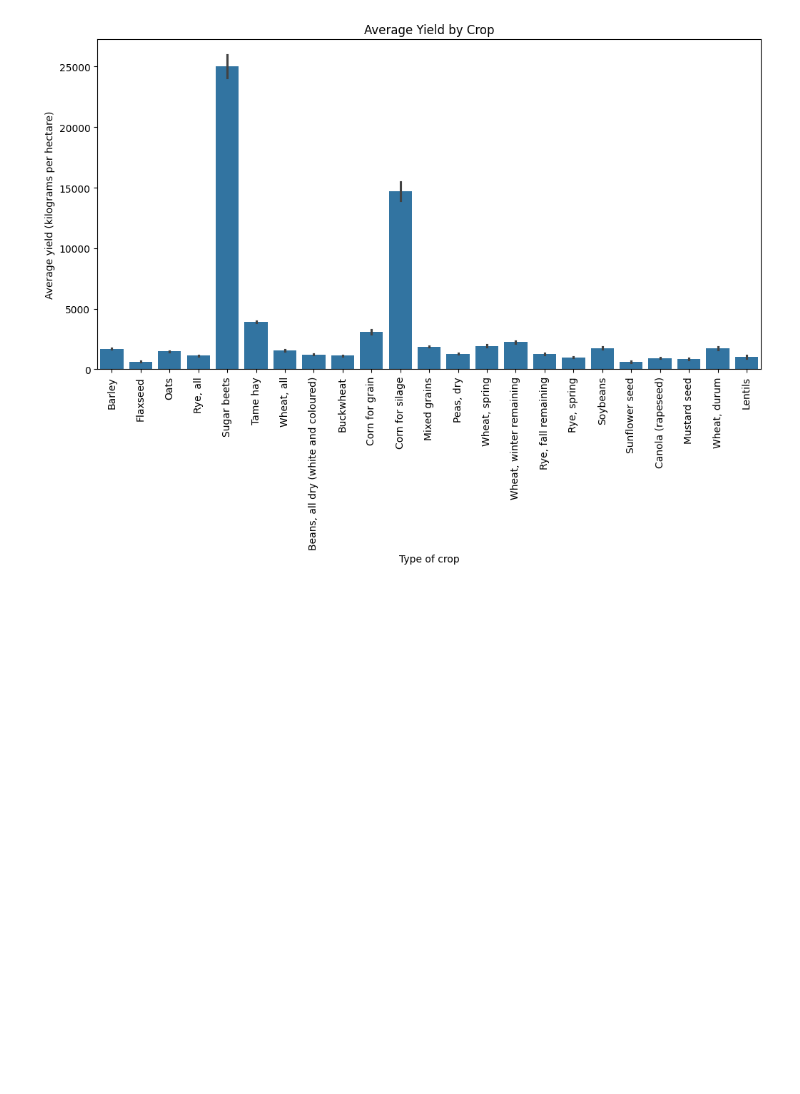
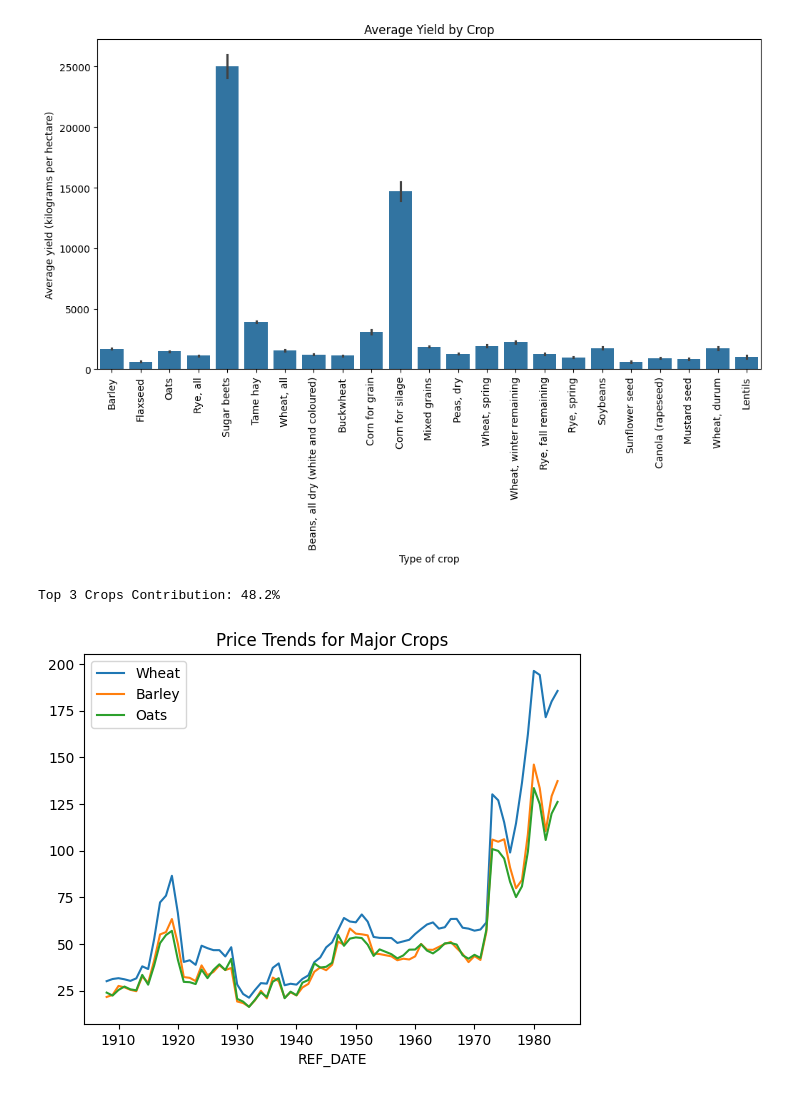
Before and after one commit to arshadziban/Data-Analysis-With-Python, a Jupyter notebook: Farm Produce Analysis_80Years/Farm_Produce_Analysis_80_Years.ipynb, the cells around one changed output. Drawn from its saved outputs; the diff is of its cells as text; code cells hidden in the pictures; blank space fills up the shorter version.

```diff
--- a/Farm Produce Analysis_80Years/Farm_Produce_Analysis_80_Years.ipynb
+++ b/Farm Produce Analysis_80Years/Farm_Produce_Analysis_80_Years.ipynb
@@ -215,3 +215,20 @@ plt.title("Average Yield by Crop")
 plt.show()
 # %% [output]
 [figure]
+# %%
+#What percentage of production comes from the top 3 crops?
+top3 = df['Type of crop'].value_counts().head(3).index
+top3_prod = df[df['Type of crop'].isin(top3)]['Production (metric tonnes)'].sum()
+print(f"\nTop 3 Crops Contribution: {top3_prod/df['Production (metric tonnes)'].sum()*100:.1f}%")
+# %% [output]
+Top 3 Crops Contribution: 48.2%
+# %%
+#Is there seasonality in prices for specific crops?
+for crop in ['Wheat', 'Barley', 'Oats']:
+    crop_df = df[df['Type of crop'].fillna('').str.contains(crop, case=False)]
+    crop_df.groupby('REF_DATE')['Average farm price (dollars per tonne)'].mean().plot(label=crop)
+plt.legend()
+plt.title("Price Trends for Major Crops")
+plt.show()
+# %% [output]
+[figure, added]
```
